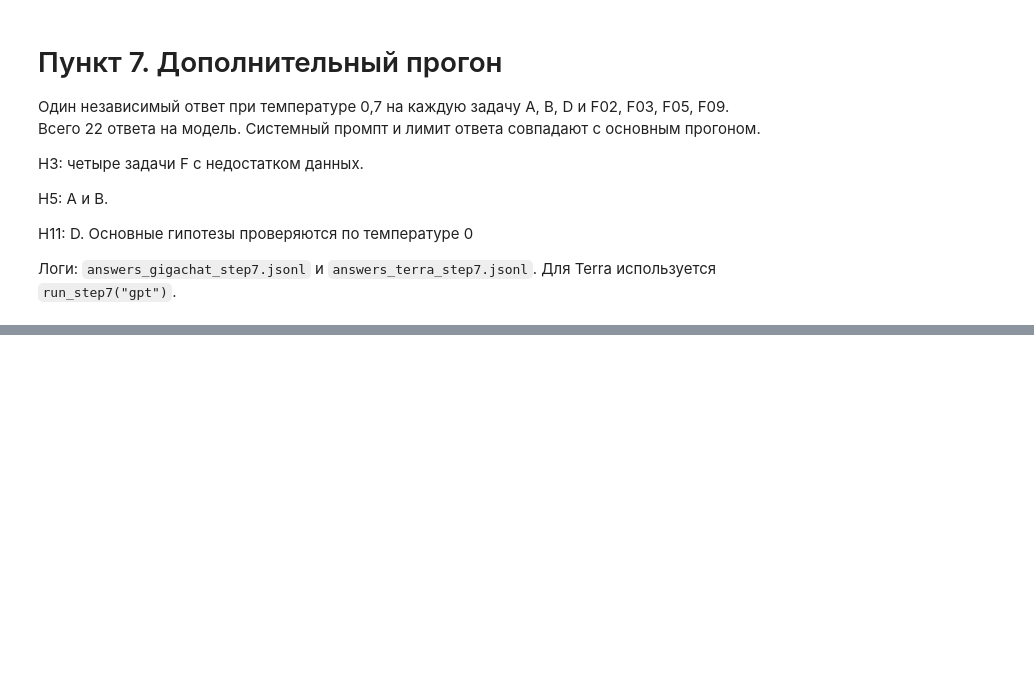
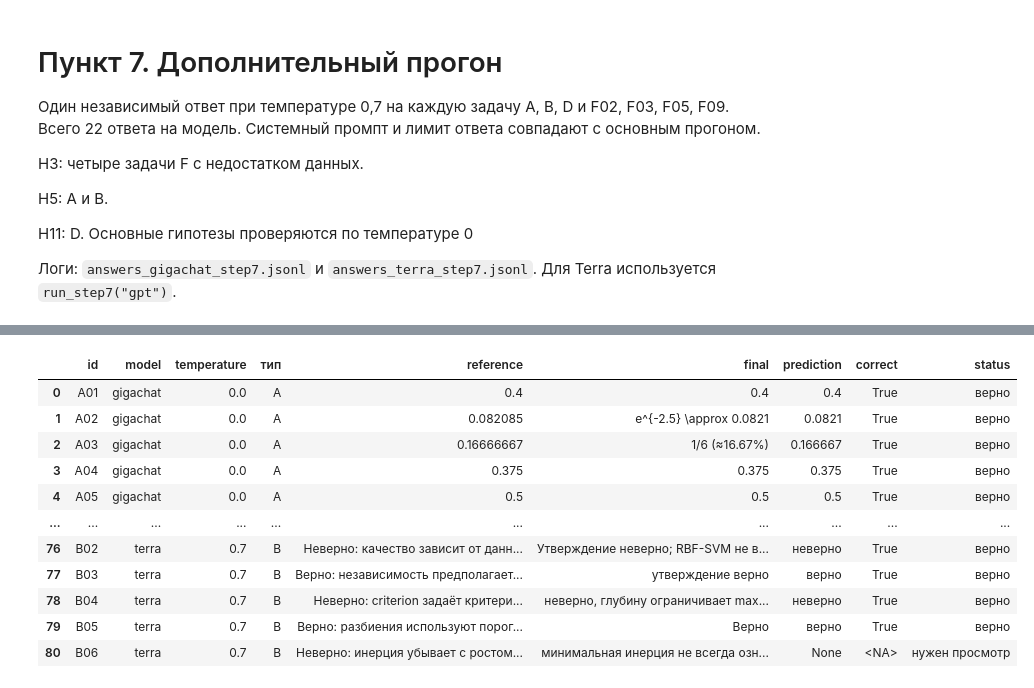
Before and after one commit to SlavaLEVIN/bmstu-ml-lab3, a Jupyter notebook: lab3.ipynb, the cells around one changed output, grey strips where cells are left out. Cells and saved outputs as stored; diff of their text form; code cells hidden in the pictures; blank space fills up the shorter version.

Commit message:
Автопроверка ответов типов A, B и Е

```diff
--- a/lab3.ipynb
+++ b/lab3.ipynb
@@ -346,0 +333,84 @@ F09 gpt повтор 1 готово 3.284 с
+# %%
+import json
+import pandas as pd
+from fractions import Fraction
+
+
+def number(text):
+    text = text.split(" (")[0].replace("\\\\", "\\").replace("\\approx", "≈").split("≈")[-1]
+    text = text.replace("\\frac", "").replace("}{", "/")
+    for symbol in ("\\(", "\\)", "{", "}", "$", "*"):
+        text = text.replace(symbol, "")
+    text = text.replace(",", ".").split("(")[0].strip()
+    percent = text.endswith("%")
+    try:
+        value = float(Fraction(text.removesuffix("%").strip()))
+    except (ValueError, ZeroDivisionError):
+        return None
+    return value / 100 if percent else value
+# %%
+bank = pd.read_csv("questions.csv", dtype=str).fillna("").set_index("текст_ru")
+results = []
+
+for model in ("gigachat", "qwen", "terra"):
+    for stage in ("main", "step7"):
+        with open(f"answers_{model}_{stage}.jsonl", encoding="utf-8") as file:
+            for line in file:
+                row = json.loads(line)
+                task = bank.loc[row["prompt"]]
+                kind = task["тип"]
+                if kind not in ("A", "B", "E"):
+                    continue
+
+                last_line = row["answer"].strip().splitlines()[-1]
+                final = last_line.partition("ОТВЕТ:")[2].partition("|")[0].strip(" *$")
+                correct = None
+                prediction = None
+                status = "нужен просмотр"
+
+                if final:
+                    if kind == "B":
+                        word = final.lower().replace("утверждение ", "", 1).split()[0].strip(",.:;!")
+                        prediction = {"да": "верно", "нет": "неверно", "истинно": "верно", "ложно": "неверно"}.get(word, word if word in ("верно", "неверно") else None)
+                        if prediction in ("верно", "неверно"):
+                            correct = prediction == task["эталон_ответ"].split(":")[0].lower()
+                    else:
+                        prediction = number(final.split("—")[0])
+                        if prediction is not None:
+                            reference = float(task["эталон_ответ"])
+                            rule = task["допуск"]
+                            tolerance = float(rule.split("%")[0]) / 100 if "%" in rule else 0
+                            correct = abs(prediction - reference) <= abs(reference) * tolerance
+
+                    if "недостаточно" in final.lower() or "невозможно" in final.lower():
+                        correct = False
+                        status = "отказ"
+                    elif correct is not None:
+                        status = "верно" if correct else "неверно"
+
+                results.append({"id": task["id"], "model": model, "temperature": row["temperature"],
+                                "тип": kind, "reference": task["эталон_ответ"], "final": final,
+                                "prediction": prediction, "correct": correct, "status": status})
+
+checks = pd.DataFrame(results)
+checks["correct"] = checks["correct"].astype("boolean")
+checks.to_csv("checks_abe.csv", index=False, encoding="utf-8-sig")
+
+from IPython.display import Markdown
+
+display(Markdown("""
+| Столбец | Значение |
+|---|---|
+| `id` | Номер задачи в банке. |
+| `model` | Модель, которая дала ответ. |
+| `temperature` | Температура: 0 — основной прогон, 0.7 — дополнительный. |
+| `тип` | A — расчёт, B — верно/неверно, E — классификация. |
+| `reference` | Эталонный ответ из questions.csv. |
+| `final` | Итог после «ОТВЕТ:» и до вертикальной черты в последней строке. |
+| `prediction` | Число или метка, извлечённые из итога. Если разбор не удался, поле требует просмотра. |
+| `correct` | True — совпал с эталоном с учётом допуска; False — не совпал или модель отказалась отвечать; NA — нужна ручная проверка. |
+| `status` | Верно, неверно, отказ или нужен просмотр. |
+"""))
+
+display(checks)
+# %% [output]
@@ -346,0 +429,12 @@ F09 gpt повтор 1 готово 3.284 с
+|  | id | model | temperature | тип | reference | final | prediction | correct | status |
+| 0 | A01 | gigachat | 0.0 | A | 0.4 | 0.4 | 0.4 | True | верно |
+| 1 | A02 | gigachat | 0.0 | A | 0.082085 | e^{-2.5} \approx 0.0821 | 0.0821 | True | верно |
+| 2 | A03 | gigachat | 0.0 | A | 0.16666667 | 1/6 (≈16.67%) | 0.166667 | True | верно |
+| 3 | A04 | gigachat | 0.0 | A | 0.375 | 0.375 | 0.375 | True | верно |
+| 4 | A05 | gigachat | 0.0 | A | 0.5 | 0.5 | 0.5 | True | верно |
+| ... | ... | ... | ... | ... | ... | ... | ... | ... | ... |
+| 76 | B02 | terra | 0.7 | B | Неверно: качество зависит от данн... | Утверждение неверно; RBF-SVM не в... | неверно | True | верно |
+| 77 | B03 | terra | 0.7 | B | Верно: независимость предполагает... | утверждение верно | верно | True | верно |
+| 78 | B04 | terra | 0.7 | B | Неверно: criterion задаёт критери... | неверно, глубину ограничивает max... | неверно | True | верно |
+| 79 | B05 | terra | 0.7 | B | Верно: разбиения используют порог... | Верно | верно | True | верно |
+| 80 | B06 | terra | 0.7 | B | Неверно: инерция убывает с ростом... | минимальная инерция не всегда озн... | None | <NA> | нужен просмотр |
```
Also changed, not shown: parts of 3 cells of this notebook, 1 other file.
